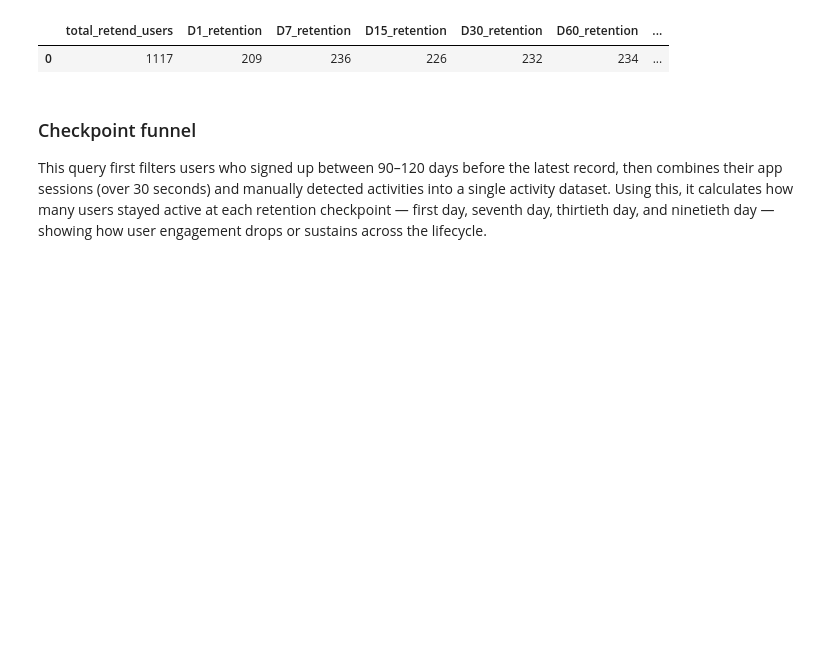
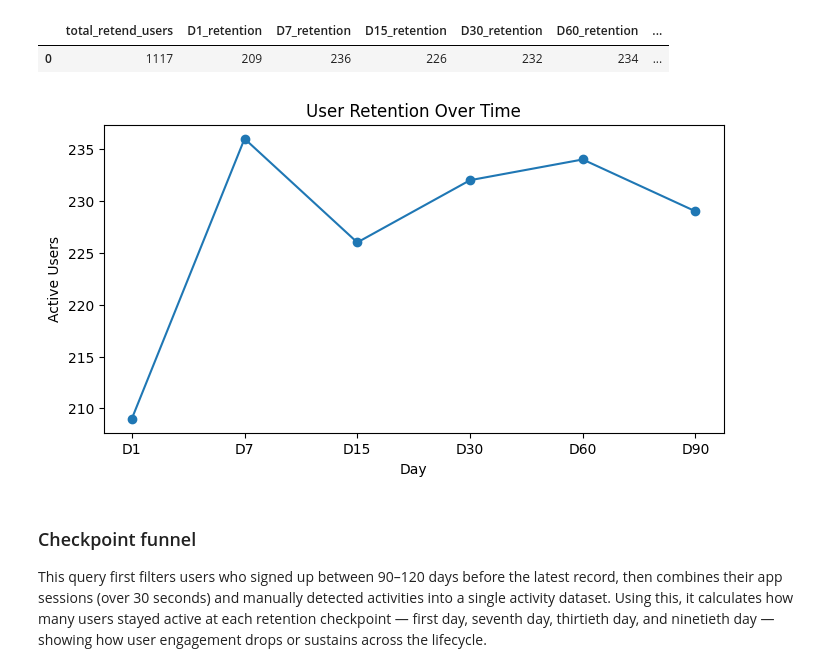
Before and after one commit to jyotikhatri-24/User-FunnelIQ, a Jupyter notebook: UserFunnelIQ_Retention_and_Lifecycle_Analytics.ipynb, the cells around one changed output. Drawn from its saved outputs; the diff is of its cells as text; code cells hidden in the pictures; blank space fills up the shorter version.

Commit message:
Add retention curve visualization

```diff
--- a/UserFunnelIQ_Retention_and_Lifecycle_Analytics.ipynb
+++ b/UserFunnelIQ_Retention_and_Lifecycle_Analytics.ipynb
@@ -178,6 +175,27 @@ absolute_retention
 # %% [output]
 |  | total_retend_users | D1_retention | D7_retention | D15_retention | D30_retention | D60_retention | ... |
 | 0 | 1117 | 209 | 236 | 226 | 232 | 234 | ... |
+# %%
+import matplotlib.pyplot as plt
+
+days = ["D1", "D7", "D15", "D30", "D60", "D90"]
+values = [
+    absolute_retention["D1_retention"][0],
+    absolute_retention["D7_retention"][0],
+    absolute_retention["D15_retention"][0],
+    absolute_retention["D30_retention"][0],
+    absolute_retention["D60_retention"][0],
+    absolute_retention["D90_retention"][0],
+]
+
+plt.figure(figsize=(8, 4))
+plt.plot(days, values, marker="o")
+plt.title("User Retention Over Time")
+plt.xlabel("Day")
+plt.ylabel("Active Users")
+plt.show()
+# %% [output]
+[figure, added]
 # %% [markdown]
 ### Checkpoint funnel
 
```
Also changed, not shown: parts of 4 cells of this notebook, 6 other files.
